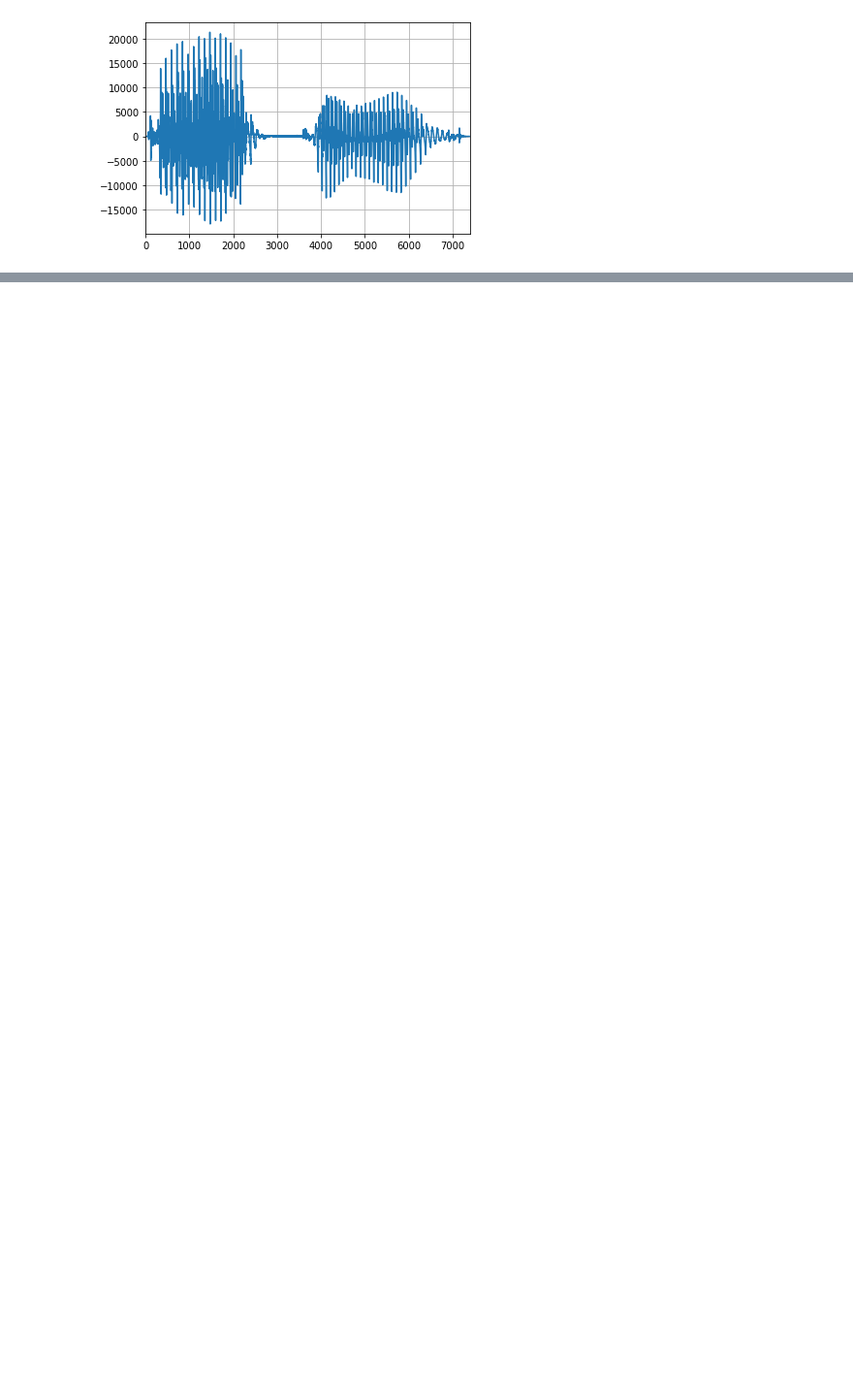
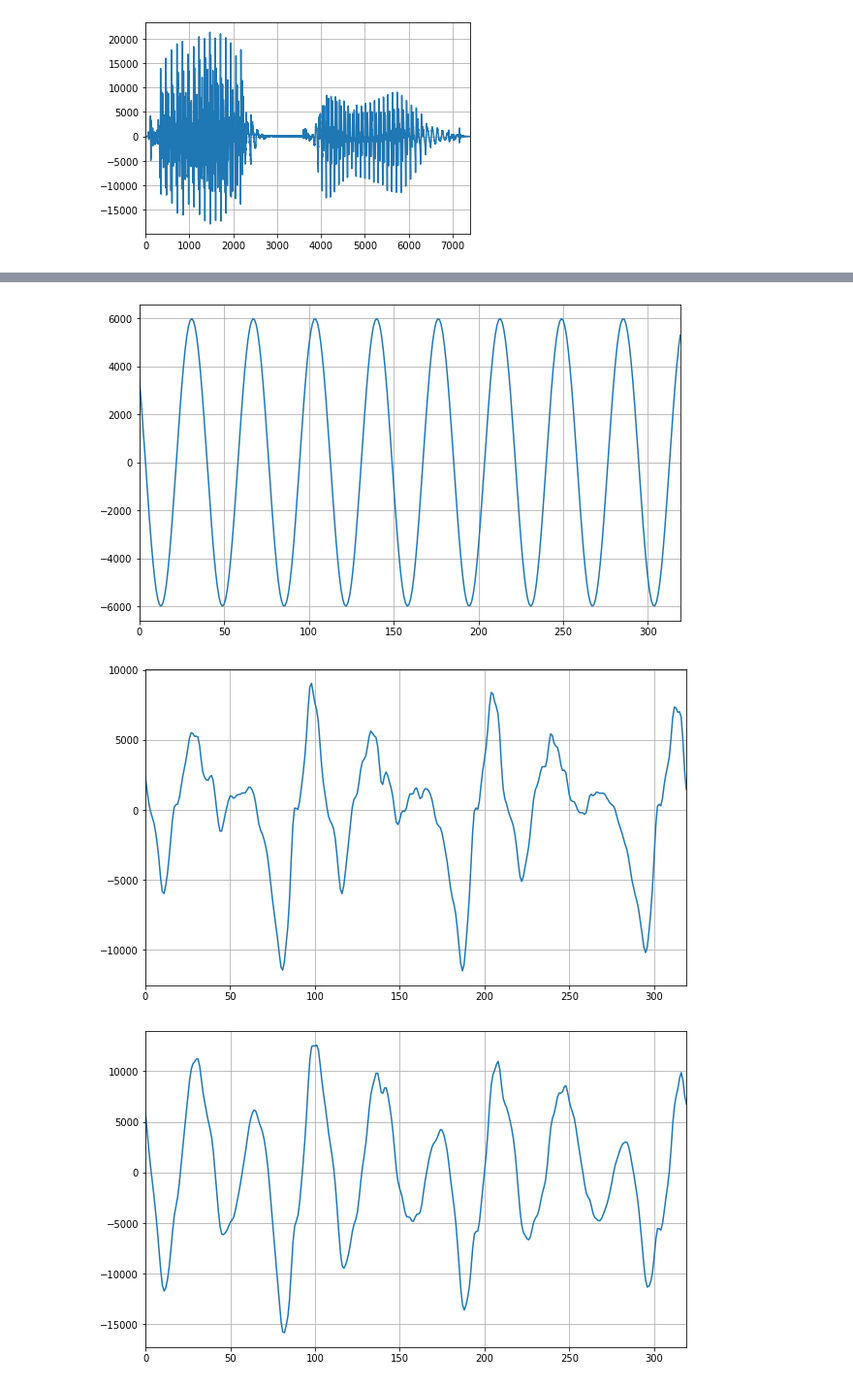
Before and after one commit to lionelGoffaux/signal-project, a Jupyter notebook: labo.ipynb, the cells around one changed output, grey strips where cells are left out. Shown at 97% size. Cells and saved outputs as stored; diff of their text form; code cells hidden in the pictures; blank space fills up the shorter version.

```diff
--- a/labo.ipynb
+++ b/labo.ipynb
@@ -112,0 +207,3 @@ Audio(u, rate=fs)
+# %%
+t, sinla = get_sinusoid(6000, 440, fs, fs*2)
+Audio(sinla, rate=fs)
@@ -112,0 +212,35 @@ Audio(u, rate=fs)
+# %%
+framela = utils.split(sinla, 20, 5, fs)[12]
+compo = framela + voiced[42]
+
+lagsla, peaksla = xcorr.xcorr(framela)
+lagv42, peaksv42 = xcorr.xcorr(voiced[42])
+lagcompo,  peakscompo = xcorr.xcorr(compo)
+
+plt.figure(figsize=(10,6))
+plt.plot(framela)
+niceplot()
+
+plt.figure(figsize=(10,6))
+plt.plot(voiced[42])
+niceplot()
+
+plt.figure(figsize=(10,6))
+plt.plot(compo)
+niceplot()
+
+plt.figure(figsize=(10,6))
+plt.plot(lagsla, peaksla)
+niceplot()
+
+plt.figure(figsize=(10,6))
+plt.plot(lagv42, peaksv42)
+niceplot()
+
+plt.figure(figsize=(10,6))
+plt.plot(lagcompo, peakscompo)
+niceplot()
+# %% [output]
+[figure, added]
+[figure, added]
+[figure, added]
```
Also changed, not shown: parts of 15 cells of this notebook, 1 other file.
